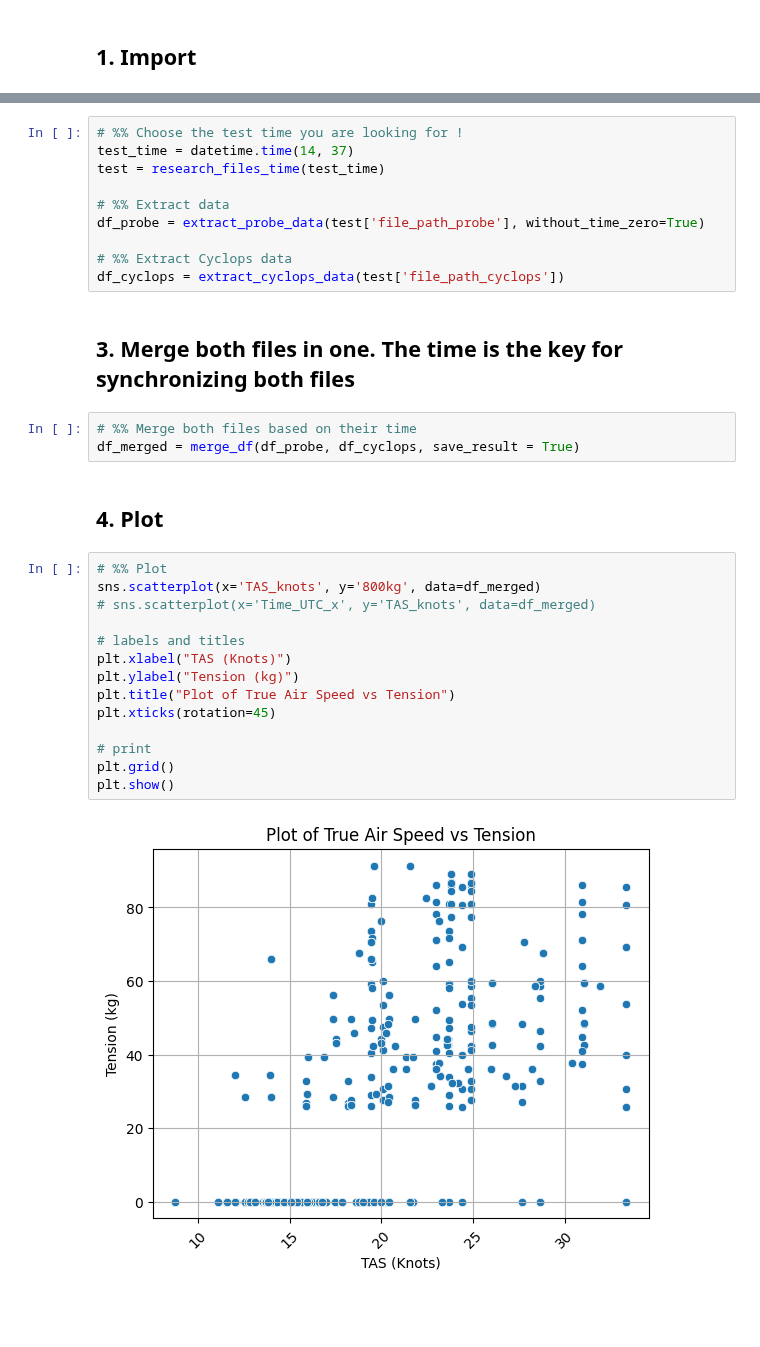
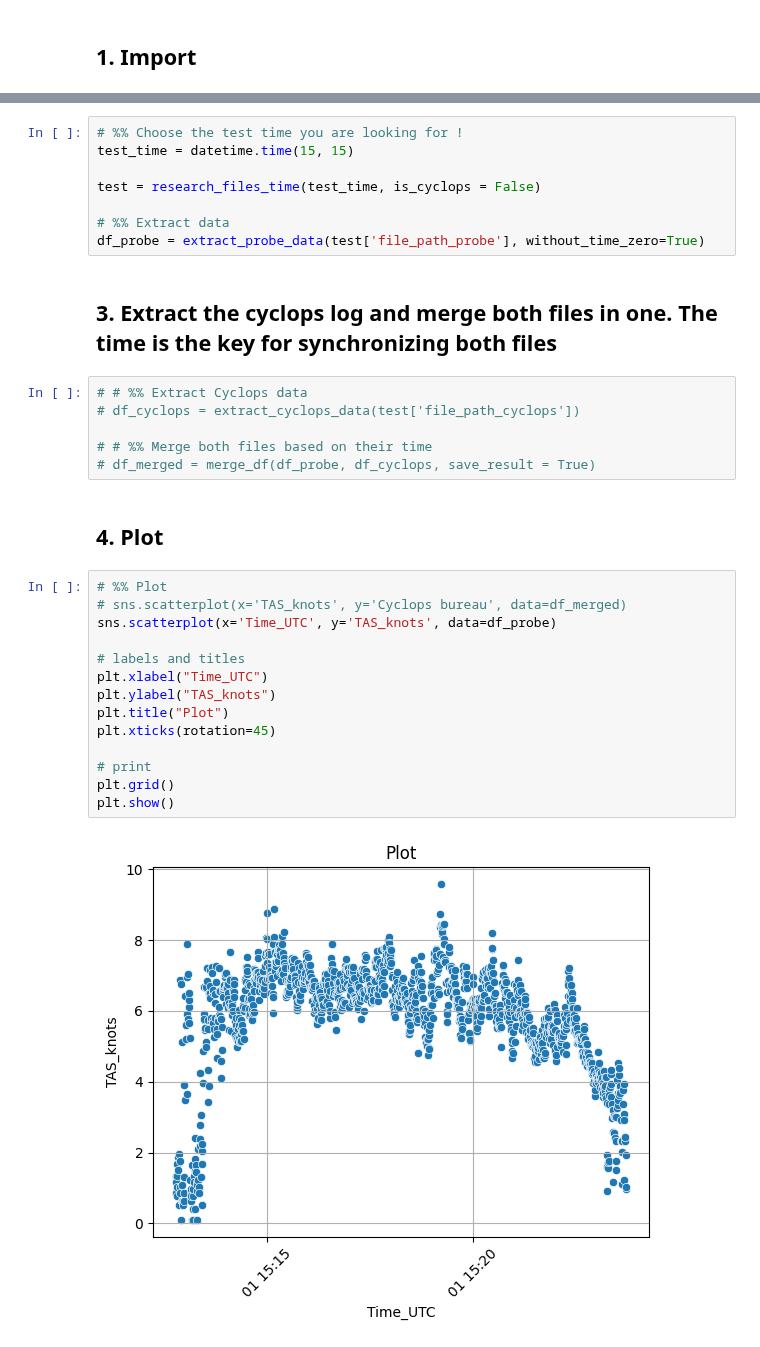
Before and after one commit to RomLmbrt/BEYOND_THE_SEA, a Jupyter notebook: Probe_data_explorer/Turtorial_exploitation_data.ipynb, the cells around one changed output, grey strips where cells are left out. Cells and saved outputs as stored; diff of their text form; blank space fills up the shorter version.

Commit message:
probe data explorer

```diff
--- a/Probe_data_explorer/Turtorial_exploitation_data.ipynb
+++ b/Probe_data_explorer/Turtorial_exploitation_data.ipynb
@@ -25,33 +24,34 @@ ModuleNotFoundError: No module named 'Data_extract'
 # %%
 # %% Choose the test time you are looking for !
-test_time = datetime.time(14, 37)
-test = research_files_time(test_time)
+test_time = datetime.time(15, 15)
+
+test = research_files_time(test_time, is_cyclops = False)
 
 # %% Extract data
 df_probe = extract_probe_data(test['file_path_probe'], without_time_zero=True)
-
-# %% Extract Cyclops data
-df_cyclops = extract_cyclops_data(test['file_path_cyclops'])
 # %% [markdown]
-## 3. Merge both files in one. The time is the key for synchronizing both files
+## 3. Extract the cyclops log and merge both files in one. The time is the key for synchronizing both files
 # %%
-# %% Merge both files based on their time
-df_merged = merge_df(df_probe, df_cyclops, save_result = True)
+# # %% Extract Cyclops data
+# df_cyclops = extract_cyclops_data(test['file_path_cyclops'])
+
+# # %% Merge both files based on their time
+# df_merged = merge_df(df_probe, df_cyclops, save_result = True)
 # %% [markdown]
 ## 4. Plot
 # %%
 # %% Plot
-sns.scatterplot(x='TAS_knots', y='800kg', data=df_merged)
-# sns.scatterplot(x='Time_UTC_x', y='TAS_knots', data=df_merged)
+# sns.scatterplot(x='TAS_knots', y='Cyclops bureau', data=df_merged)
+sns.scatterplot(x='Time_UTC', y='TAS_knots', data=df_probe)
 
 # labels and titles
-plt.xlabel("TAS (Knots)")
-plt.ylabel("Tension (kg)")
-plt.title("Plot of True Air Speed vs Tension")
+plt.xlabel("Time_UTC")
+plt.ylabel("TAS_knots")
+plt.title("Plot")
 plt.xticks(rotation=45)
 
 # print
 plt.grid()
 plt.show()
 # %% [output]
-[figure, old version]
+[figure, new version]
```
Also changed, not shown: parts of 2 cells of this notebook, 2 other files.
